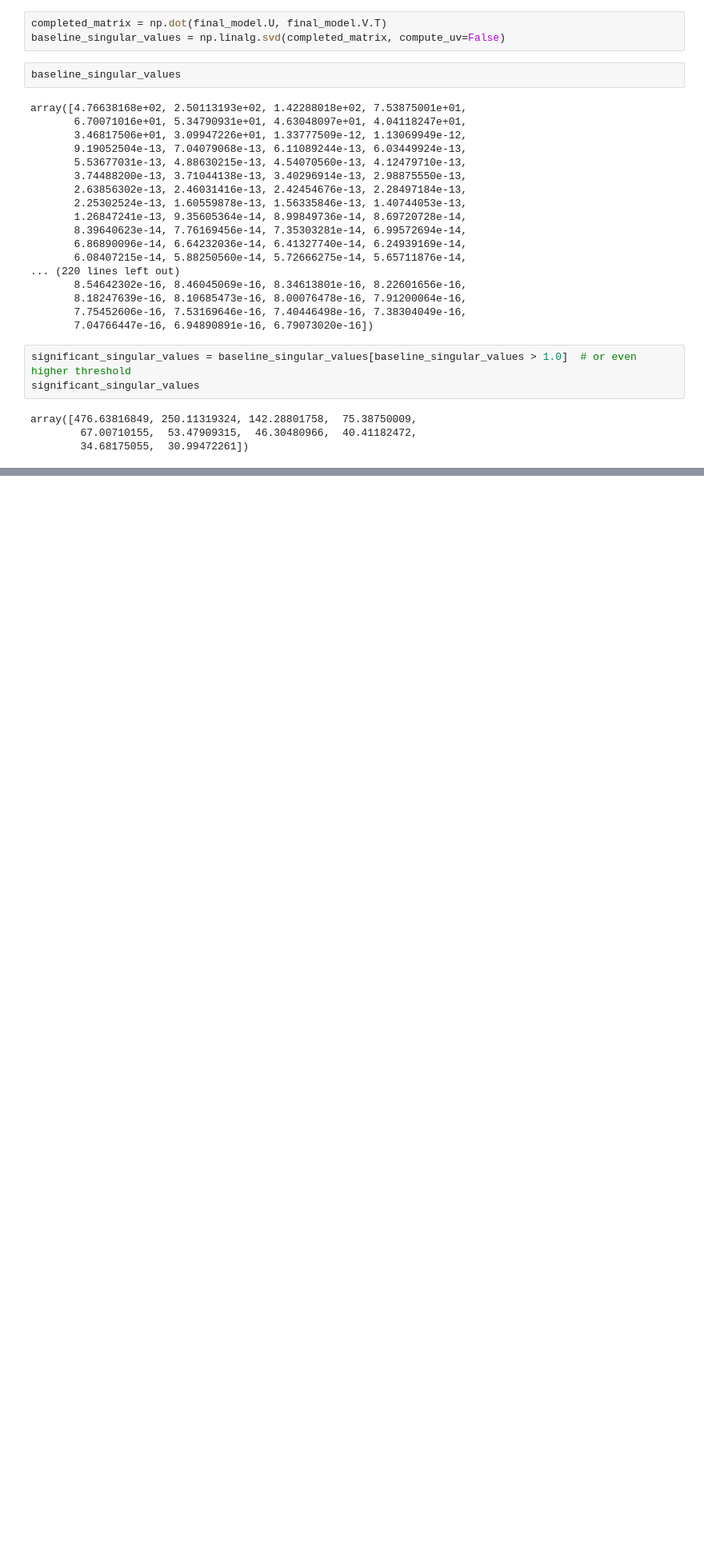
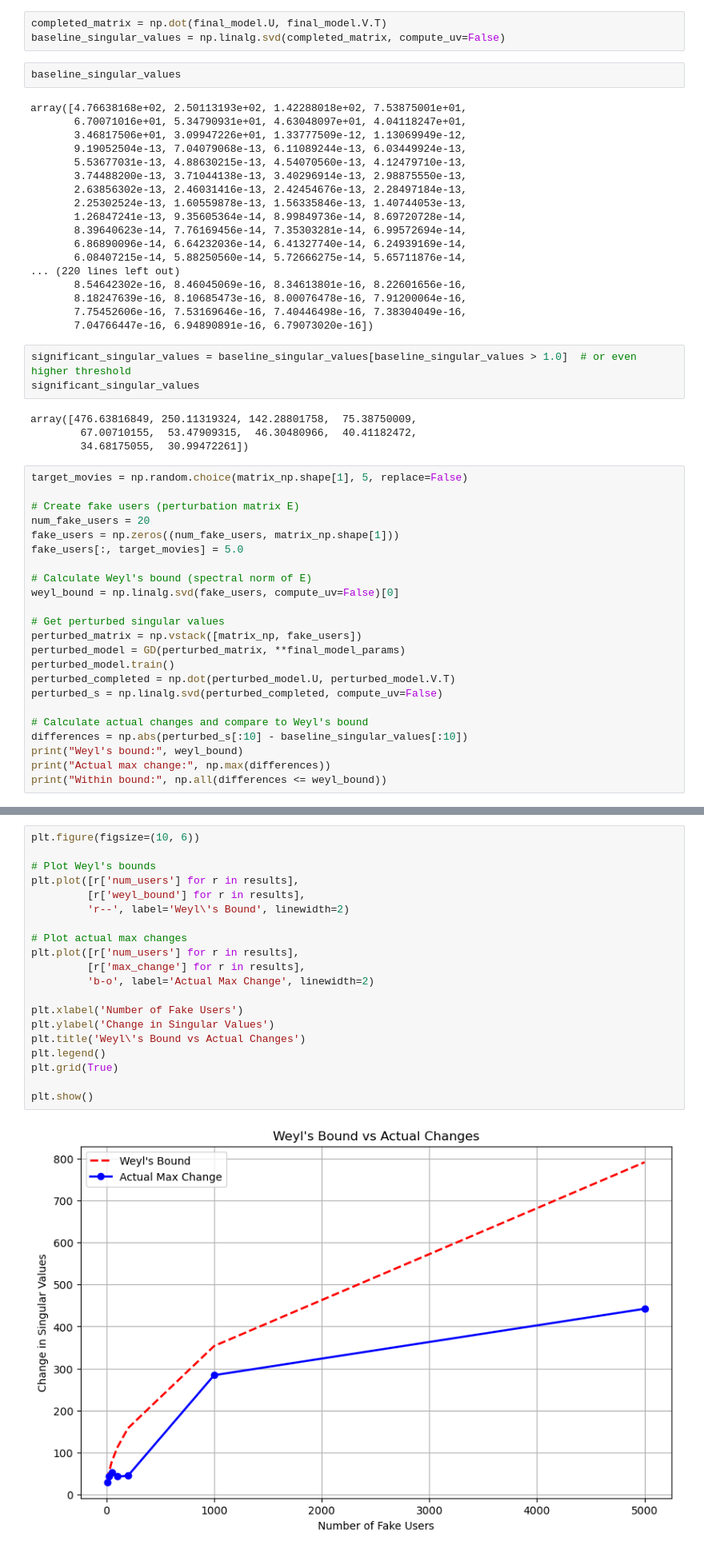
Before and after one commit to tarunvallabh/mml-project, a Jupyter notebook: Final Project/dev.ipynb, the cells around one changed output, grey strips where cells are left out. Shown: that part at 80% size. Saved outputs shown, nothing was run; the diff lists cells and outputs as text; blank space fills up the shorter version.

Commit message:
gd weyls

```diff
--- a/Final Project/dev.ipynb
+++ b/Final Project/dev.ipynb
@@ -414,3 +414,26 @@ significant_singular_values
 array([476.63816849, 250.11319324, 142.28801758,  75.38750009,
         67.00710155,  53.47909315,  46.30480966,  40.41182472,
         34.68175055,  30.99472261])
+# %%
+target_movies = np.random.choice(matrix_np.shape[1], 5, replace=False)
+
+# Create fake users (perturbation matrix E)
+num_fake_users = 20
+fake_users = np.zeros((num_fake_users, matrix_np.shape[1]))
+fake_users[:, target_movies] = 5.0
+
+# Calculate Weyl's bound (spectral norm of E)
+weyl_bound = np.linalg.svd(fake_users, compute_uv=False)[0]
+
+# Get perturbed singular values
+perturbed_matrix = np.vstack([matrix_np, fake_users])
+perturbed_model = GD(perturbed_matrix, **final_model_params)
+perturbed_model.train()
+perturbed_completed = np.dot(perturbed_model.U, perturbed_model.V.T)
+perturbed_s = np.linalg.svd(perturbed_completed, compute_uv=False)
+
+# Calculate actual changes and compare to Weyl's bound
+differences = np.abs(perturbed_s[:10] - baseline_singular_values[:10])
+print("Weyl's bound:", weyl_bound)
+print("Actual max change:", np.max(differences))
+print("Within bound:", np.all(differences <= weyl_bound))
@@ -416,0 +500,22 @@ array([476.63816849, 250.11319324, 142.28801758,  75.38750009,
+# %%
+plt.figure(figsize=(10, 6))
+
+# Plot Weyl's bounds
+plt.plot([r['num_users'] for r in results],
+         [r['weyl_bound'] for r in results],
+         'r--', label='Weyl\'s Bound', linewidth=2)
+
+# Plot actual max changes
+plt.plot([r['num_users'] for r in results],
+         [r['max_change'] for r in results],
+         'b-o', label='Actual Max Change', linewidth=2)
+
+plt.xlabel('Number of Fake Users')
+plt.ylabel('Change in Singular Values')
+plt.title('Weyl\'s Bound vs Actual Changes')
+plt.legend()
+plt.grid(True)
+
+plt.show()
+# %% [output]
+[figure, added]
```
Also changed, not shown: parts of 2 cells of this notebook.
